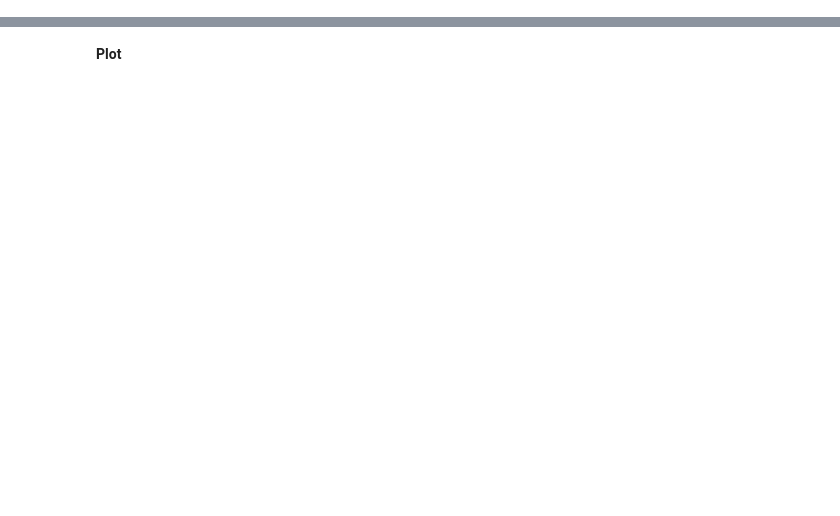
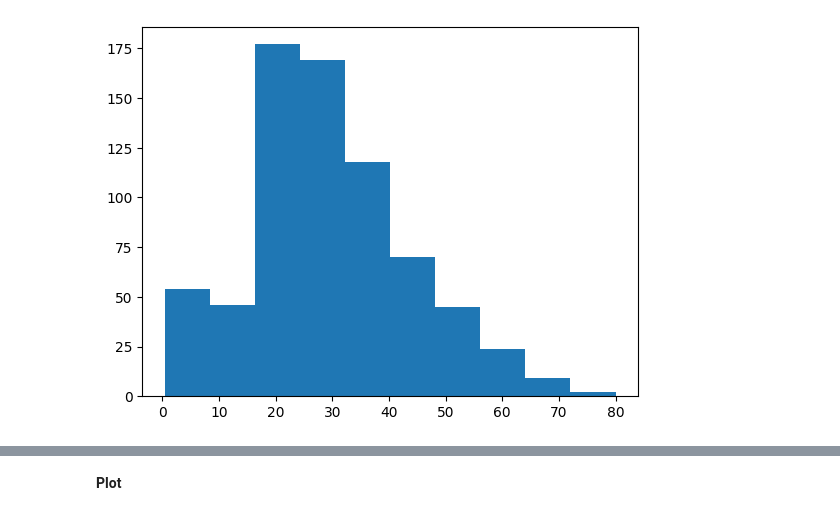
Before and after one commit to YeldaYuksel/Data-Visualization-Matplotlib, a Jupyter notebook: data-visualization-matplotlib.ipynb, the cells around one changed output, grey strips where cells are left out. Drawn from its saved outputs; the diff is of its cells as text; code cells hidden in the pictures; blank space fills up the shorter version.

```diff
--- a/data-visualization-matplotlib.ipynb
+++ b/data-visualization-matplotlib.ipynb
@@ -36,0 +24,7 @@
+# %%
+##Visualization with hist
+
+plt.hist(df["age"])
+plt.show()
+# %% [output]
+[figure, added]
```
Also changed, not shown: parts of 20 cells of this notebook.
